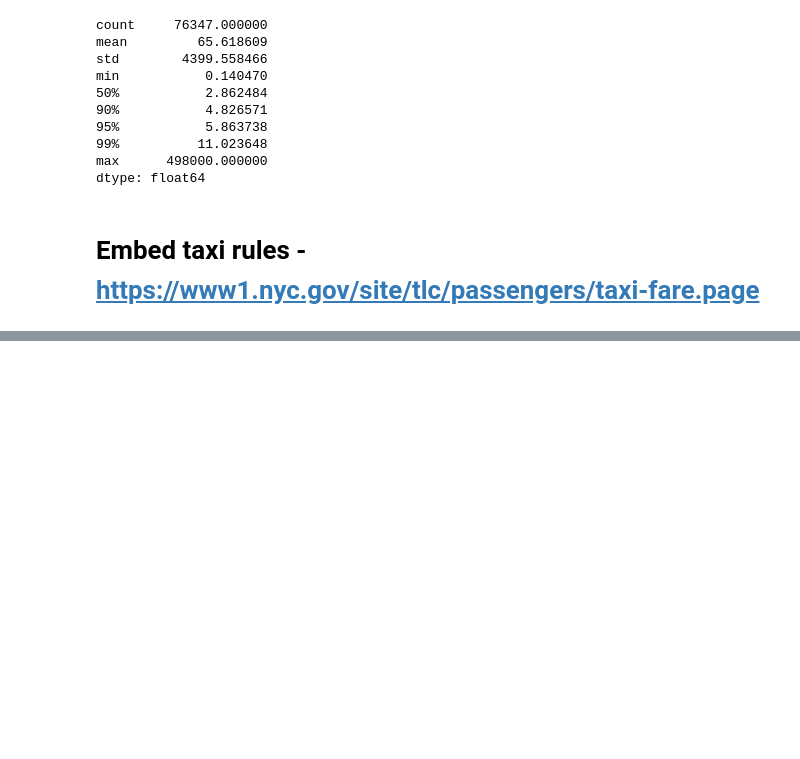
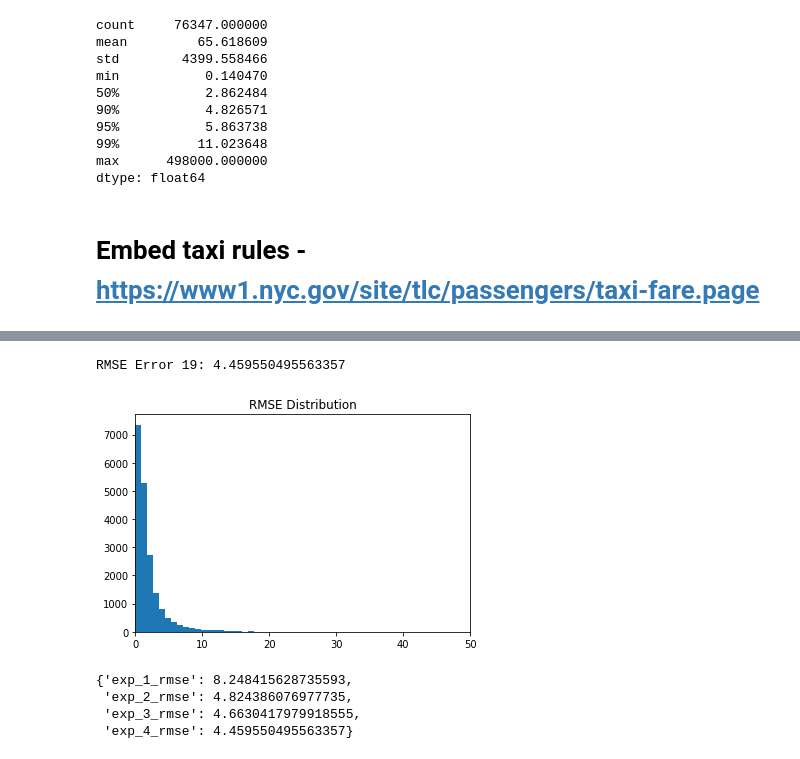
Before and after one commit to caiomiyashiro/geospatial_data_analysis, a Jupyter notebook: AMLD-2020/AMLD_2020.ipynb, the cells around one changed output, grey strips where cells are left out. Cells and saved outputs as stored; diff of their text form; code cells hidden in the pictures; blank space fills up the shorter version.

Commit message:
added knn regressor instead of h3

```diff
--- a/AMLD-2020/AMLD_2020.ipynb
+++ b/AMLD-2020/AMLD_2020.ipynb
@@ -566,9 +570,9 @@ model_3.fit(df_train_3.drop(TARGET, axis=1), df_train_3[TARGET])
 y_test_pred_3 = model_3.predict(df_test_3.drop(TARGET, axis=1))
 # %%
 #####
-mae_3 = mean_absolute_error(df_test_3[TARGET], y_test_pred_3)
-iteration_results['exp_3_mae'] = mae_3
-print(f'Mean Absolute Error: {mae_3}')
+rmse_3 = np.sqrt(mean_squared_error(df_test_3[TARGET], y_test_pred_3))
+iteration_results['exp_3_rmse'] = rmse_3
+print(f'RMSE Error: {rmse_3}')
 
 print_evaluation(df_test_3[TARGET], y_test_pred_3, return_errors=False)
 plt.xlim([0, 50]);
@@ -654,0 +730,54 @@ dtype: float64
+# %%
+n = df_train.merge(df_train_3, how='left', left_index=True, right_index=True)
+
+n['minutes_since_monday_midnight'] = n['pickup_datetime'].dt.dayofweek * (24*60) + n['pickup_datetime'].dt.hour * 60 + n['pickup_datetime'].dt.minute
+
+####
+n_filtered = standardize_features(n[['pickup_latitude', 'pickup_longitude',
+   'dropoff_latitude', 'dropoff_longitude',
+   'minutes_since_monday_midnight']])
+
+avg_fare = KNeighborsRegressor(n_neighbors=10)
+avg_fare.fit(n_filtered, n['fare_amount_x'])
+
+df_train_3['avg_fare'] = avg_fare.predict(n_filtered)
+
+####
+####
+
+n = df_test.merge(df_test_3, how='left', left_index=True, right_index=True)
+
+n['minutes_since_monday_midnight'] = n['pickup_datetime'].dt.dayofweek * (24*60) + n['pickup_datetime'].dt.hour * 60 + n['pickup_datetime'].dt.minute
+
+####
+n_filtered = standardize_features(n[['pickup_latitude', 'pickup_longitude',
+   'dropoff_latitude', 'dropoff_longitude',
+   'minutes_since_monday_midnight']])
+
+df_test_3['avg_fare'] = avg_fare.predict(n_filtered)
+
+
+
+
+model_4 = LinearRegression()
+model_4.fit(df_train_3.drop(TARGET, axis=1), df_train_3[TARGET])
+y_test_pred_4 = model_4.predict(df_test_3.drop(TARGET, axis=1))
+
+
+#####
+rmse_4 = np.sqrt(mean_squared_error(df_test_3[TARGET], y_test_pred_4))
+iteration_results['exp_4_rmse'] = rmse_4
+print(f'RMSE Error: {rmse_4}')
+
+print_evaluation(df_test_3[TARGET], y_test_pred_4, return_errors=False)
+plt.xlim([0, 50]);
+# %% [output]
+RMSE Error 19: 4.459550495563357
+[figure, added]
+# %%
+iteration_results
+# %% [output]
+{'exp_1_rmse': 8.248415628735593,
+ 'exp_2_rmse': 4.824386076977735,
+ 'exp_3_rmse': 4.6630417979918555,
+ 'exp_4_rmse': 4.459550495563357}
```
Also changed, not shown: parts of 11 cells of this notebook.
